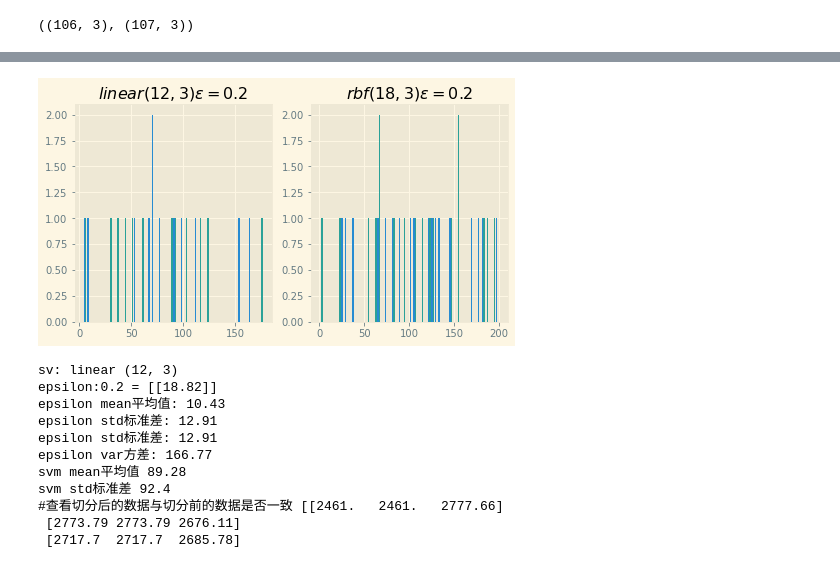
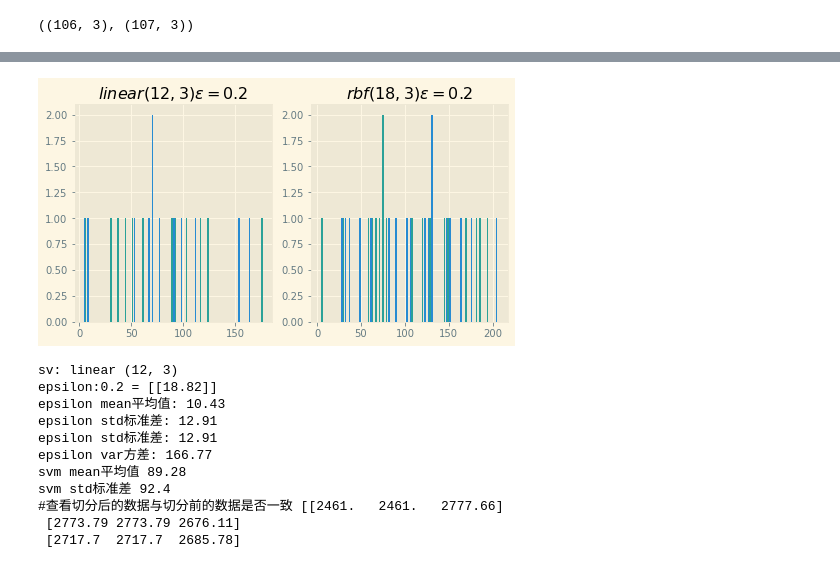
Before and after one commit to vcfriend/python-demo, a Jupyter notebook: myQuant/strategy/04-svm-svr.ipynb, the cells around one changed output, grey strips where cells are left out. Drawn from its saved outputs; the diff is of its cells as text; code cells hidden in the pictures.

```diff
--- a/myQuant/strategy/04-svm-svr.ipynb
+++ b/myQuant/strategy/04-svm-svr.ipynb
@@ -99,7 +102,7 @@ print(df[:3])
 # 2.2 确定特征值 目标值
 # 特征值取开盘价和收盘价的差值
 # X = (df[['open']]).values
-X = (df[['open', 'high', 'low']]).values
+X: Union[ndarray, ndarray] = (df[['open', 'high', 'low']]).values
 print(type(X), X.shape, X.ndim)
 
 print(X[:3, ])
@@ -128,11 +131,12 @@ print(Y[:3])
 #将数据划分为训练集和验证集
 from sklearn.model_selection import train_test_split
 
-x_train, x_test, y_train, y_test = train_test_split(X, Y.reshape(-1, 1),
-                                                    random_state=1,  #如果为整形数字,则数据随机打乱顺序固定, 如果为random_state=None,则每次数据打乱顺序都不一样
-                                                    test_size=0.50,  #测试集50%样本数量
-                                                    shuffle=True,  #default=True 切分前是否对数据进行打乱。
-                                                    )
+x_train, x_test, y_train, y_test = train_test_split(
+    X, Y.reshape(-1, 1),
+    random_state=1,  #如果为整形数字,则数据随机打乱顺序固定, 如果为random_state=None,则每次数据打乱顺序都不一样
+    test_size=0.50,  #测试集50%样本数量
+    shuffle=True,  #default=True 切分前是否对数据进行打乱。
+)
 # %%
 print(x_train.shape, y_train.shape, y_train.ndim)
 print(x_test.shape, y_test.shape, y_test.ndim)
@@ -198,9 +202,9 @@ print(x_train[:10, 0])
 epsilon = 0.2
 c = 1.0
 # 拟合回归模型
-svr_rbf = SVR(kernel='rbf', C=c, gamma=1, epsilon=epsilon)
-svr_lin = SVR(kernel='linear', C=c, gamma='auto', epsilon=epsilon)
-svr_poly = SVR(kernel='poly', C=c, gamma='auto', epsilon=epsilon,
+svr_lin = SVR(kernel='linear', C=c, gamma='scale', epsilon=epsilon)
+svr_rbf = SVR(kernel='rbf', C=c, gamma='scale', epsilon=epsilon)
+svr_poly = SVR(kernel='poly', C=c, gamma='scale', epsilon=epsilon,
                degree=3,  #默认=3 多项式核函数的次数(' poly ')。将会被其他内核忽略。
                coef0=0.1,  #默认=0.0 核函数中的独立项。它只在' poly '和' sigmoid '中有意义
                )
@@ -217,47 +221,53 @@ x_min, x_max = xx.min() - 0.5, xx.max() + 0.5
 y_min, y_max = yy.min() - 0.5, yy.max() + 0.5
 
 svrs = [svr_lin, svr_rbf, svr_poly]
-kernel_label = ["linear","rbf",  "poly"]
+kernel_label = ["linear", "rbf", "poly"]
 for ix, svr in enumerate(svrs[:-1]):
     fit = svr.fit(x_train_stand, y_train_stand.ravel())
     # 获取预测值
     y_test_pred = fit.predict(x_test_stand)
     # 显示估计器
-    print(f'ix=%s, svcs=%s' % (ix, svrs[ix]))
-    # 获取这个估计器的参数
-    svr_params = svr.get_params()
-    print(f'估计器参数: kernel=%s, C=%s, epsilon=%s' % (
-        svr_params.get('kernel'), svr_params.get('C'), svr_params.get('epsilon')))
+    print(ix,
+          svr.kernel,
+          'svcs:',svrs[ix])
+    # # 获取这个估计器的参数
+    # svr_params = svr.get_params()
+    # print(f'估计器参数: kernel=%s, C=%s, epsilon=%s' % (
+    #     svr_params.get('kernel'), svr_params.get('C'), svr_params.get('epsilon')))
 
     epsilon_1 = standardScaler.inverse_transform(np.array([[fit.epsilon], ]))  #转换误差单位
     epsilon_0 = standardScaler.inverse_transform(np.array([[0.00], ]))
     epsilon_i = (epsilon_1 - epsilon_0)  #目标误差值
-    support_vectors_ = standardScaler.inverse_transform(fit.support_vectors_ - np.mean((fit.support_vectors_), axis=0))
-    support_vectors_ = np.hstack((np.amax(abs(support_vectors_), axis=1).reshape(-1,1), np.amin(abs(support_vectors_), axis=1).reshape(-1,1)))  #由每一行中最大和最小值的sv构成的新的sv数组
+    support_vectors_ = standardScaler.inverse_transform(
+        fit.support_vectors_ - np.mean(fit.support_vectors_, axis=0).reshape(1, -1))
+    support_vectors_ = np.hstack((np.amax(abs(support_vectors_), axis=1).reshape(-1, 1),
+                                  np.amin(abs(support_vectors_), axis=1).reshape(-1, 1)))  #由每一行中最大和最小值的sv构成的新的sv数组
     sv = support_vectors_.shape  #支持向量
     sv_e_sum = (sv[0] * sv[1]) * epsilon_i  #所有支持向量的误差和
-    print('svm:', sv,  #支持向量个数
+    sv_mean = np.mean(support_vectors_, axis=0).reshape(1, -1)  #svm平均值
+    print('sv:', sv,  #支持向量维度
           'epsilon:%s = %s' % (fit.epsilon, epsilon_i),  #误差值
-          'sv/e:%s' % sv_e_sum
+          'sv_e_sum:%s' % sv_e_sum,
+          'sv_mean:', sv_mean,  #sv平均值,
           )
     y_test_pred_ = standardScaler.inverse_transform(y_test_pred.reshape(-1, 1))
     y_test_ = standardScaler.inverse_transform(y_test_stand.reshape(-1, 1))
     y_test_d = (y_test_ - y_test_pred_)  #epsilon误差
     y_test_d_max, y_test_d_min = abs(y_test_d).max(), abs(y_test_d).min()  #误差最大值和最小值
-    print('epsilon mean:', np.mean((y_test_d)).round(2),  #epsilon误差平均值
+    print('epsilon mean:', np.mean(y_test_d).round(2),  #epsilon误差平均值
           'abs mean:', np.mean(abs(y_test_d)).round(2),  #epsilon误差平均值
           'std:', np.std(y_test_d).round(2),  #标准差
           'max:', y_test_d_max.round(2),
           'min:', y_test_d_min.round(2),
           )
 
-    support_vectors_d = support_vectors_  #svm间隔
+    support_vectors_d = support_vectors_  #svm
     support_vectors_d_max, support_vectors_d_min = abs(support_vectors_d).max(), abs(
-        support_vectors_d).min()  #svm间隔最大值和最小值
+        support_vectors_d).min()  #svm最大值和最小值
 
     svm_mean_e_sum = np.mean(abs(support_vectors_d)) * epsilon_i  #svm误差和
 
-    print('svm间隔 mean:', np.mean(abs(support_vectors_d)).round(2),  #平均值
+    print('sv统计 mean:', np.mean(abs(support_vectors_d)).round(2),  #平均值
           'std:', np.std(support_vectors_d).round(2),  #标准差
           'max:', support_vectors_d_max.round(2),
           'min:', support_vectors_d_min.round(2),
@@ -274,7 +284,7 @@ for ix, svr in enumerate(svrs[:-1]):
     # R^2越接近于1，模型的拟合优度越高。
     print(f'训练集评分: %s ' % (fit.score(x_train_stand, y_train_stand)))
     print(f'测试集评分: %s ' % (svr.score(x_test_stand, y_test_stand)))
-
+    print()
     plt.subplot(1, 3, ix + 1)
     interval = abs(support_vectors_ - epsilon_0)
     plt.hist(interval, bins=50)
@@ -304,4 +313,4 @@ std与误差范围占比%: 0.31
-[figure, old version]
+[figure, new version]
 # %%
 svrs = [svr_rbf, svr_lin, svr_poly]
 
```
Also changed, not shown: parts of 2 cells of this notebook, 1 other file.
